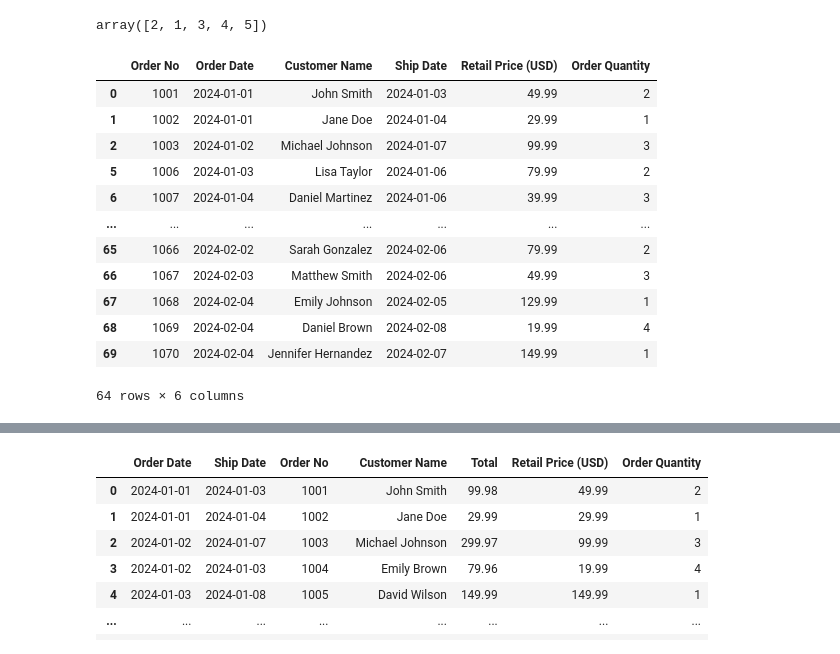
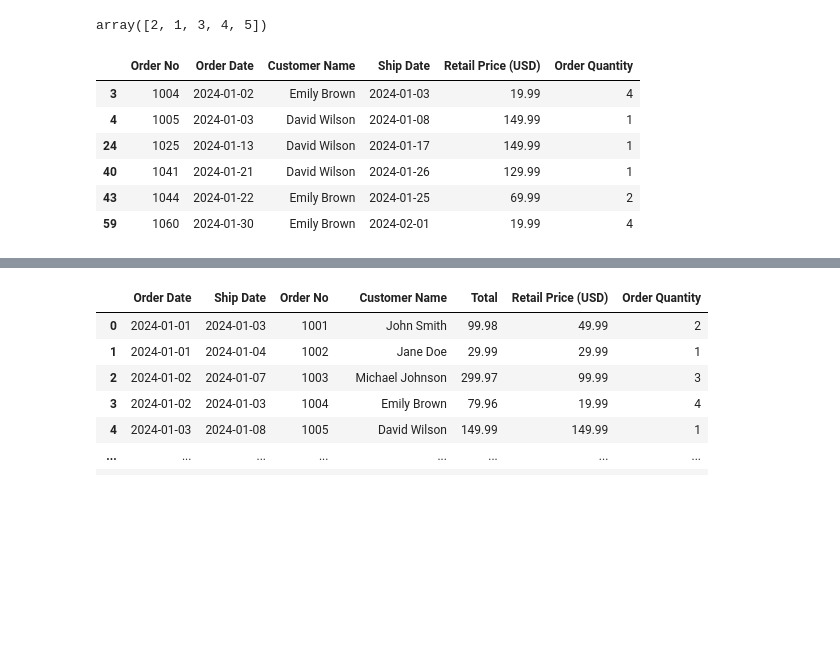
Before and after one commit to tri-ntropy/python.course.ds, a Jupyter notebook: Notas de la Clase/Bloque 5 - Pandas.ipynb, the cells around one changed output, grey strips where cells are left out. Cells and saved outputs as stored; diff of their text form; code cells hidden in the pictures; blank space fills up the shorter version.

```diff
--- a/Notas de la Clase/Bloque 5 - Pandas.ipynb
+++ b/Notas de la Clase/Bloque 5 - Pandas.ipynb
@@ -239,20 +239,14 @@ df_market["Order Quantity"].unique()
 # %% [output]
 array([2, 1, 3, 4, 5])
 # %%
-df_market2 = df_market[(df_market["Customer Name"] != "David Wilson") & (df_market["Customer Name"] != "Emily Brown")]
+df_market2 = df_market[(df_market["Customer Name"] == "David Wilson") | (df_market["Customer Name"] == "Emily Brown")]
 df_market2
 # %% [output]
 |  | Order No | Order Date | Customer Name | Ship Date | Retail Price (USD) | Order Quantity |
-| 0 | 1001 | 2024-01-01 | John Smith | 2024-01-03 | 49.99 | 2 |
-| 1 | 1002 | 2024-01-01 | Jane Doe | 2024-01-04 | 29.99 | 1 |
-| 2 | 1003 | 2024-01-02 | Michael Johnson | 2024-01-07 | 99.99 | 3 |
-| 5 | 1006 | 2024-01-03 | Lisa Taylor | 2024-01-06 | 79.99 | 2 |
-| 6 | 1007 | 2024-01-04 | Daniel Martinez | 2024-01-06 | 39.99 | 3 |
-| ... | ... | ... | ... | ... | ... | ... |
-| 65 | 1066 | 2024-02-02 | Sarah Gonzalez | 2024-02-06 | 79.99 | 2 |
-| 66 | 1067 | 2024-02-03 | Matthew Smith | 2024-02-06 | 49.99 | 3 |
-| 67 | 1068 | 2024-02-04 | Emily Johnson | 2024-02-05 | 129.99 | 1 |
-| 68 | 1069 | 2024-02-04 | Daniel Brown | 2024-02-08 | 19.99 | 4 |
-| 69 | 1070 | 2024-02-04 | Jennifer Hernandez | 2024-02-07 | 149.99 | 1 |
+| 3 | 1004 | 2024-01-02 | Emily Brown | 2024-01-03 | 19.99 | 4 |
+| 4 | 1005 | 2024-01-03 | David Wilson | 2024-01-08 | 149.99 | 1 |
+| 24 | 1025 | 2024-01-13 | David Wilson | 2024-01-17 | 149.99 | 1 |
+| 40 | 1041 | 2024-01-21 | David Wilson | 2024-01-26 | 129.99 | 1 |
+| 43 | 1044 | 2024-01-22 | Emily Brown | 2024-01-25 | 69.99 | 2 |
+| 59 | 1060 | 2024-01-30 | Emily Brown | 2024-02-01 | 19.99 | 4 |
-64 rows × 6 columns
 # %%
```
Also changed, not shown: parts of 5 cells of this notebook, 2 other files.
